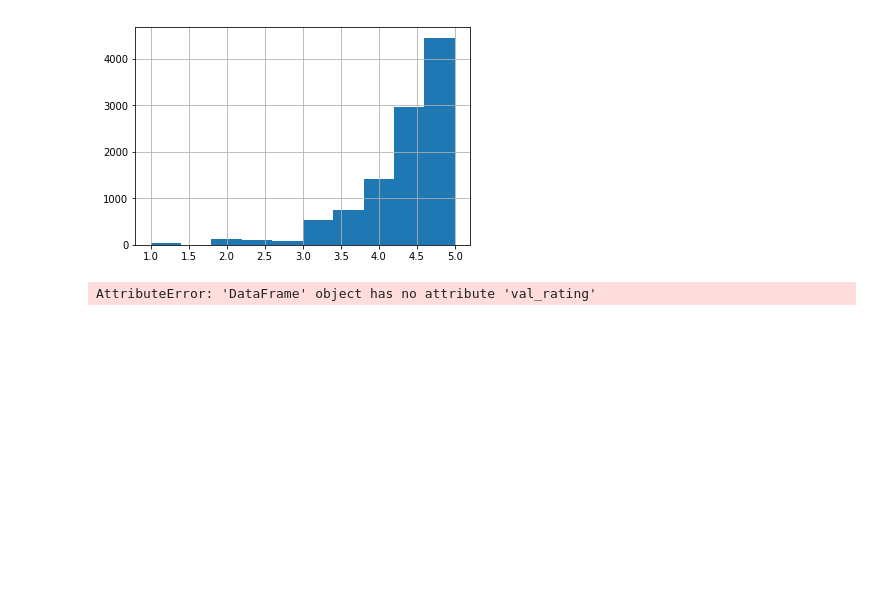
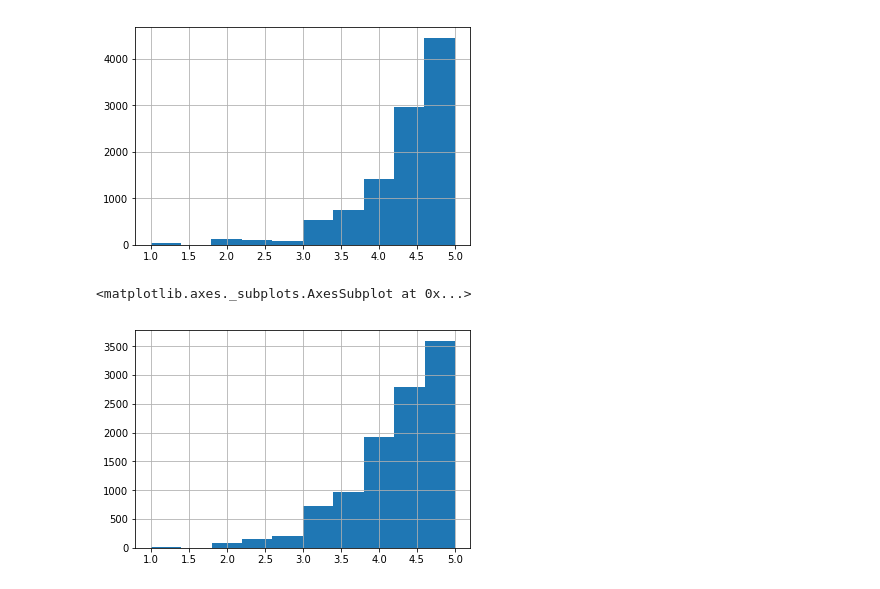
Before and after one commit to joewebb11/dsc-1-01-08-your-first-data-science-project-lab-online-ds-pt-112618, a Jupyter notebook: index.ipynb, the cells around one changed output. Saved outputs shown, nothing was run; the diff lists cells and outputs as text; code cells hidden in the pictures; blank space fills up the shorter version.

```diff
--- a/index.ipynb
+++ b/index.ipynb
@@ -409,6 +409,7 @@ df.play_star_rating.hist()
 <matplotlib.axes._subplots.AxesSubplot at 0x...>
 [figure]
 # %%
-df.val_rating.hist()#Your code here
+df.val_star_rating.hist()#Your code here
 # %% [output]
-AttributeError: 'DataFrame' object has no attribute 'val_rating'
+<matplotlib.axes._subplots.AxesSubplot at 0x...>
+[figure, added]
```
